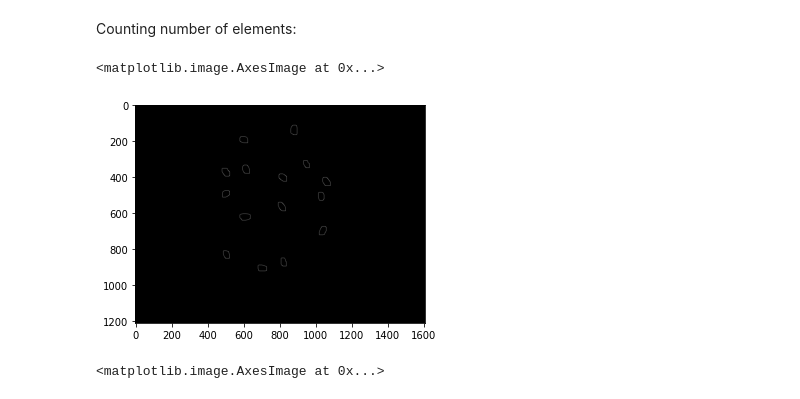
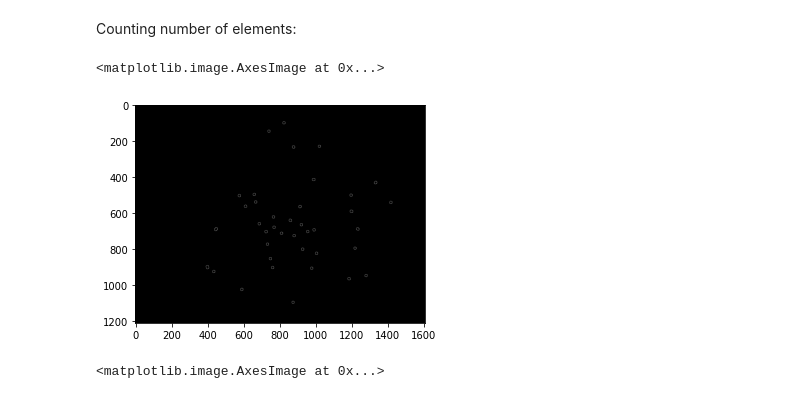
Before and after one commit to juliagartor/Project-Computer-Vision, a Jupyter notebook: Pasta image.ipynb, the cells around one changed output. Cells and saved outputs as stored; diff of their text form; code cells hidden in the pictures.

```diff
--- a/Pasta image.ipynb
+++ b/Pasta image.ipynb
@@ -87,11 +87,11 @@ pasta = cv2.imread("pasta.png")
 grains = cv2.imread("grains.png")
 spagutti = cv2.imread("spaguetti.png")
 # %%
-canny = cv2.Canny(pasta, 0,250, 4)
+canny = cv2.Canny(grains, 0,250, 4)
 plt.imshow(canny, cmap='gray')
 # %% [output]
 <matplotlib.image.AxesImage at 0x...>
-[figure, old version]
+[figure, new version]
 # %%
 dilated = cv2.dilate(canny, (15, 15), iterations=5)
 plt.imshow(dilated, cmap='gray')
```
Also changed, not shown: parts of 2 cells of this notebook.
